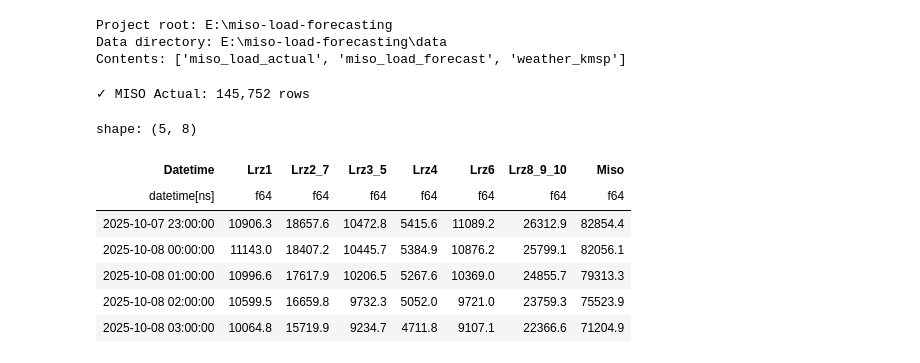
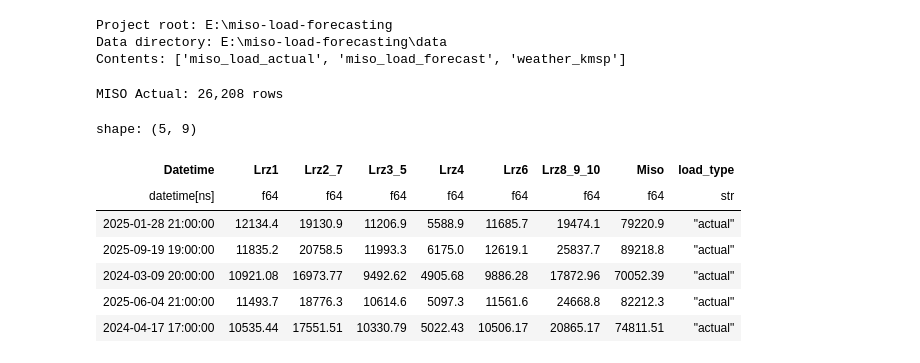
Before and after one commit to ag-ettel/miso-load-forecasting, a Jupyter notebook: notebooks/eda-load-weather.ipynb, the cells around one changed output. Cells and saved outputs as stored; diff of their text form; code cells hidden in the pictures.

```diff
--- a/notebooks/eda-load-weather.ipynb
+++ b/notebooks/eda-load-weather.ipynb
@@ -15,21 +15,20 @@ Project root: E:\miso-load-forecasting
 Data directory: E:\miso-load-forecasting\data
 Contents: ['miso_load_actual', 'miso_load_forecast', 'weather_kmsp']
 # %%
-# Chunk 1: Load MISO Actual Load
+## Load MISO Actual Load
 actual_files = list((DATA_DIR / "miso_load_actual").rglob("*.parquet"))
 actual_df = pl.scan_parquet(actual_files)
-
-print(f"✓ MISO Actual: {actual_df.collect().shape[0]:,} rows")
+## drop duplicates if any
+actual_df = actual_df.unique()
+print(f"MISO Actual: {actual_df.collect().shape[0]:,} rows")
+actual_df.head().collect()
 # %% [output]
-✓ MISO Actual: 145,752 rows
+MISO Actual: 26,208 rows
+shape: (5, 9)
+| Datetime | Lrz1 | Lrz2_7 | Lrz3_5 | Lrz4 | Lrz6 | Lrz8_9_10 | Miso | load_type |
+| datetime[ns] | f64 | f64 | f64 | f64 | f64 | f64 | f64 | str |
+| 2025-01-28 21:00:00 | 12134.4 | 19130.9 | 11206.9 | 5588.9 | 11685.7 | 19474.1 | 79220.9 | "actual" |
+| 2025-09-19 19:00:00 | 11835.2 | 20758.5 | 11993.3 | 6175.0 | 12619.1 | 25837.7 | 89218.8 | "actual" |
+| 2024-03-09 20:00:00 | 10921.08 | 16973.77 | 9492.62 | 4905.68 | 9886.28 | 17872.96 | 70052.39 | "actual" |
+| 2025-06-04 21:00:00 | 11493.7 | 18776.3 | 10614.6 | 5097.3 | 11561.6 | 24668.8 | 82212.3 | "actual" |
+| 2024-04-17 17:00:00 | 10535.44 | 17551.51 | 10330.79 | 5022.43 | 10506.17 | 20865.17 | 74811.51 | "actual" |
-# %%
-actual_df.head().collect()
-# %% [output]
-shape: (5, 8)
-| Datetime | Lrz1 | Lrz2_7 | Lrz3_5 | Lrz4 | Lrz6 | Lrz8_9_10 | Miso |
-| datetime[ns] | f64 | f64 | f64 | f64 | f64 | f64 | f64 |
-| 2025-10-07 23:00:00 | 10906.3 | 18657.6 | 10472.8 | 5415.6 | 11089.2 | 26312.9 | 82854.4 |
-| 2025-10-08 00:00:00 | 11143.0 | 18407.2 | 10445.7 | 5384.9 | 10876.2 | 25799.1 | 82056.1 |
-| 2025-10-08 01:00:00 | 10996.6 | 17617.9 | 10206.5 | 5267.6 | 10369.0 | 24855.7 | 79313.3 |
-| 2025-10-08 02:00:00 | 10599.5 | 16659.8 | 9732.3 | 5052.0 | 9721.0 | 23759.3 | 75523.9 |
-| 2025-10-08 03:00:00 | 10064.8 | 15719.9 | 9234.7 | 4711.8 | 9107.1 | 22366.6 | 71204.9 |
```
Also changed, not shown: parts of 8 cells of this notebook, 4 other files.
